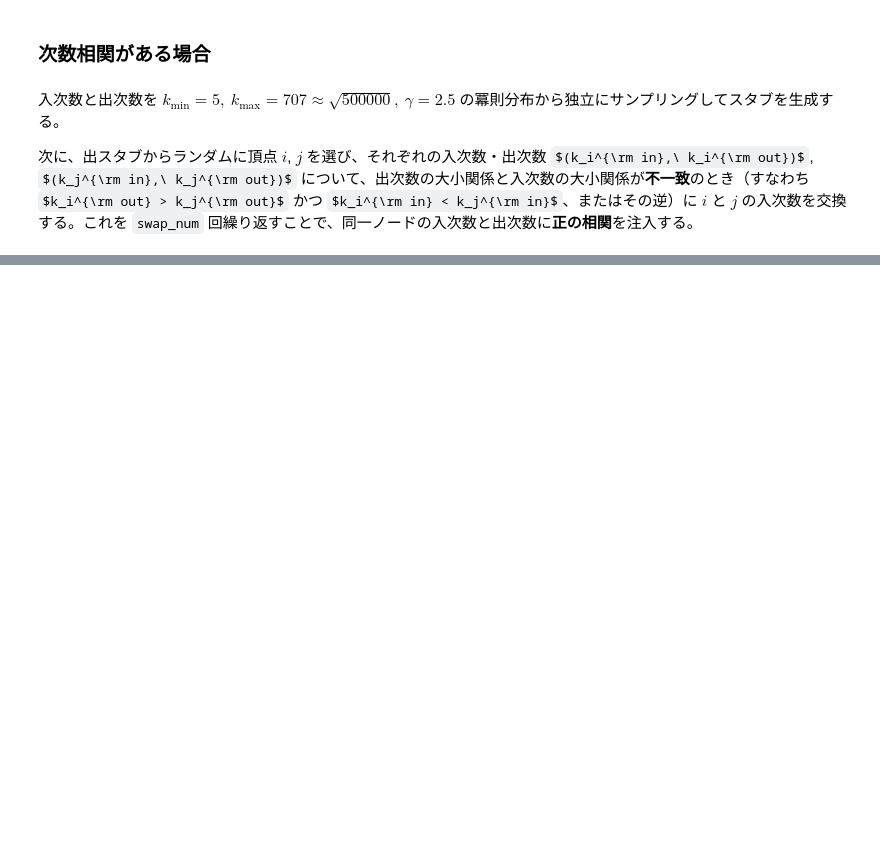
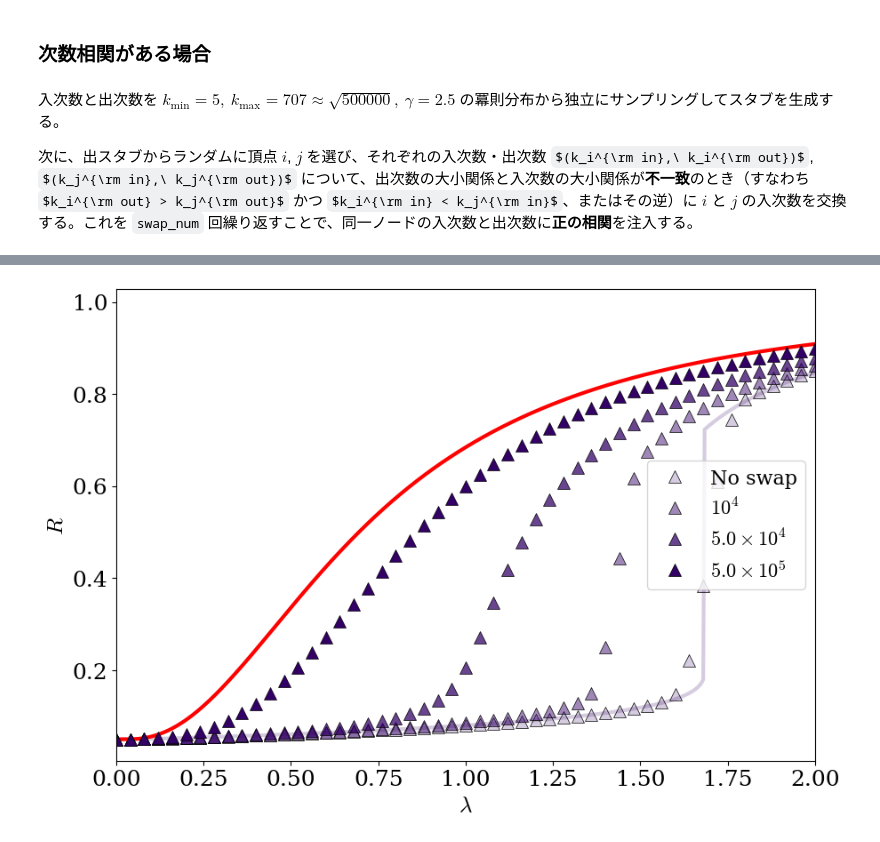
Before and after one commit to Kojirouuuu/directed-network-simulations, a Jupyter notebook: notebooks/directed-ebcm.ipynb, the cells around one changed output, grey strips where cells are left out. Drawn from its saved outputs; the diff is of its cells as text; code cells hidden in the pictures; some formulas as TeX source; blank space fills up the shorter version.

```diff
--- a/notebooks/directed-ebcm.ipynb
+++ b/notebooks/directed-ebcm.ipynb
@@ -389 +351,14 @@ plt.show()
+# %%
+pi_type = "Pow"
+ebcm_dir = os.path.abspath(os.path.join("..", "out", "ebcm", "directed-infty"))
+ebcm_path = os.path.join(ebcm_dir, f"{pi_type}", f"gamma={gamma:.2f}", f"kmin={kmin}", f"kmax={kmax}")
+g = pd.read_csv(os.path.join(ebcm_path, "gd_zero.csv"))
+g = g.set_index(["T", "rho0", "lambda_d", "mu"]).to_xarray()
+theta_d_infty = g["theta_d"].squeeze()
+
+pi_type = "Pow"
+same_in_out_dir = os.path.abspath(os.path.join("..", "out", "ebcm", "same-in-out"))
+same_in_out_path = os.path.join(same_in_out_dir, f"{pi_type}", f"gamma={gamma:.2f}", f"kmin={kmin}", f"kmax={kmax}")
+same_in_out_g = pd.read_csv(os.path.join(same_in_out_path, "gd_zero.csv"))
+same_in_out_g = same_in_out_g.set_index(["T", "rho0", "lambda_d", "mu"]).to_xarray()
 # %%
@@ -537,0 +405,52 @@ plt.show()
+# %%
+fig, ax = plt.subplots(1, 1, figsize=(9, 6), constrained_layout=True)
+
+base_color = mcolors.to_rgba("#330066")
+
+alphas = np.linspace(0.2, 1.0, len(swap_num_list))  # 透明→不透明
+colors_swap = [(base_color[0], base_color[1], base_color[2], a) for a in alphas]
+
+if show_T != 1:
+
+    y = g["R"].sel(rho0=show_rho_0).sel(T=show_T).squeeze()
+    ax.plot(
+        y["lambda_d"], y,
+        linestyle="-", linewidth=3.0, color=colors_swap[0]
+    )
+
+    y = same_in_out_g["R"].sel(rho0=show_rho_0).sel(T=show_T).squeeze()
+    ax.plot(
+        y["lambda_d"], y,
+        linestyle="-", linewidth=3.0, color="red"
+    )
+
+for swap_num_idx, swap_num in enumerate(swap_num_list):
+    curr_color = colors_swap[swap_num_idx]
+
+    if swap_num == 0:
+        label = "No swap"
+    else:
+        exp = int(np.floor(np.log10(swap_num)))
+        base = swap_num / 10**exp
+        if base == 1:
+            label = rf"$10^{{{exp}}}$"
+        else:
+            label = rf"${base:.1f}\times10^{{{exp}}}$"
+
+    y = sim_R.sel(network_type="PowPow").sel(rho_0=show_rho_0).sel(swap_num=swap_num).squeeze().mean(dim='itr') / N
+    ax.plot(
+        lambda_d_values, y,
+        linestyle="", marker="^",
+        markersize=10, markerfacecolor=curr_color,
+        markeredgecolor="black", markeredgewidth=0.5,
+        label=label
+    )
+
+ax.set_xlabel(rf"$\lambda$")
+ax.set_ylabel(rf"$R$")
+ax.set_xlim(min(lambda_d_values), max(lambda_d_values))
+ax.legend(loc="right")
+
+plt.show()
+# %% [output]
+[figure, added]
```
Also changed, not shown: parts of 14 cells of this notebook, 3 other files.
